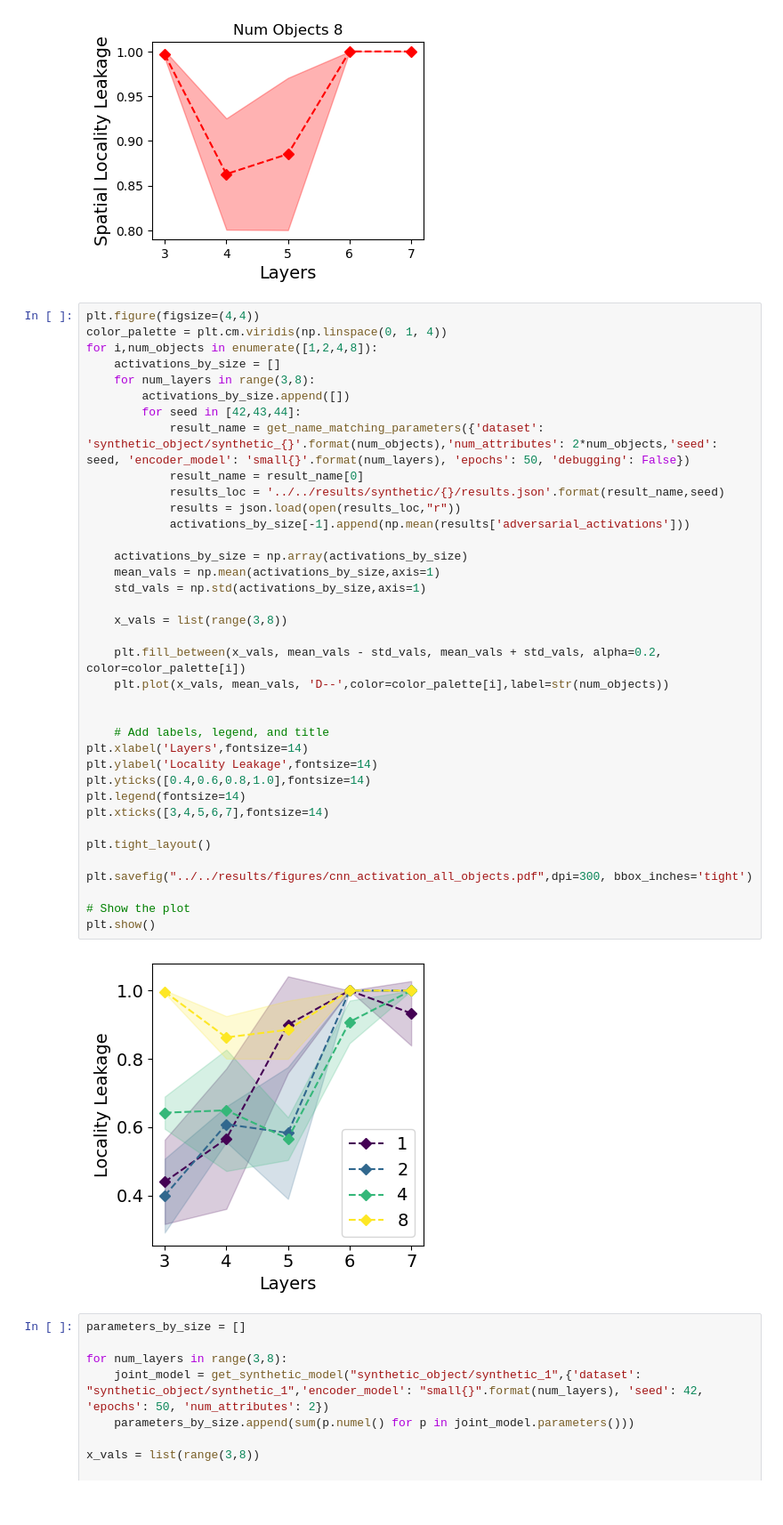
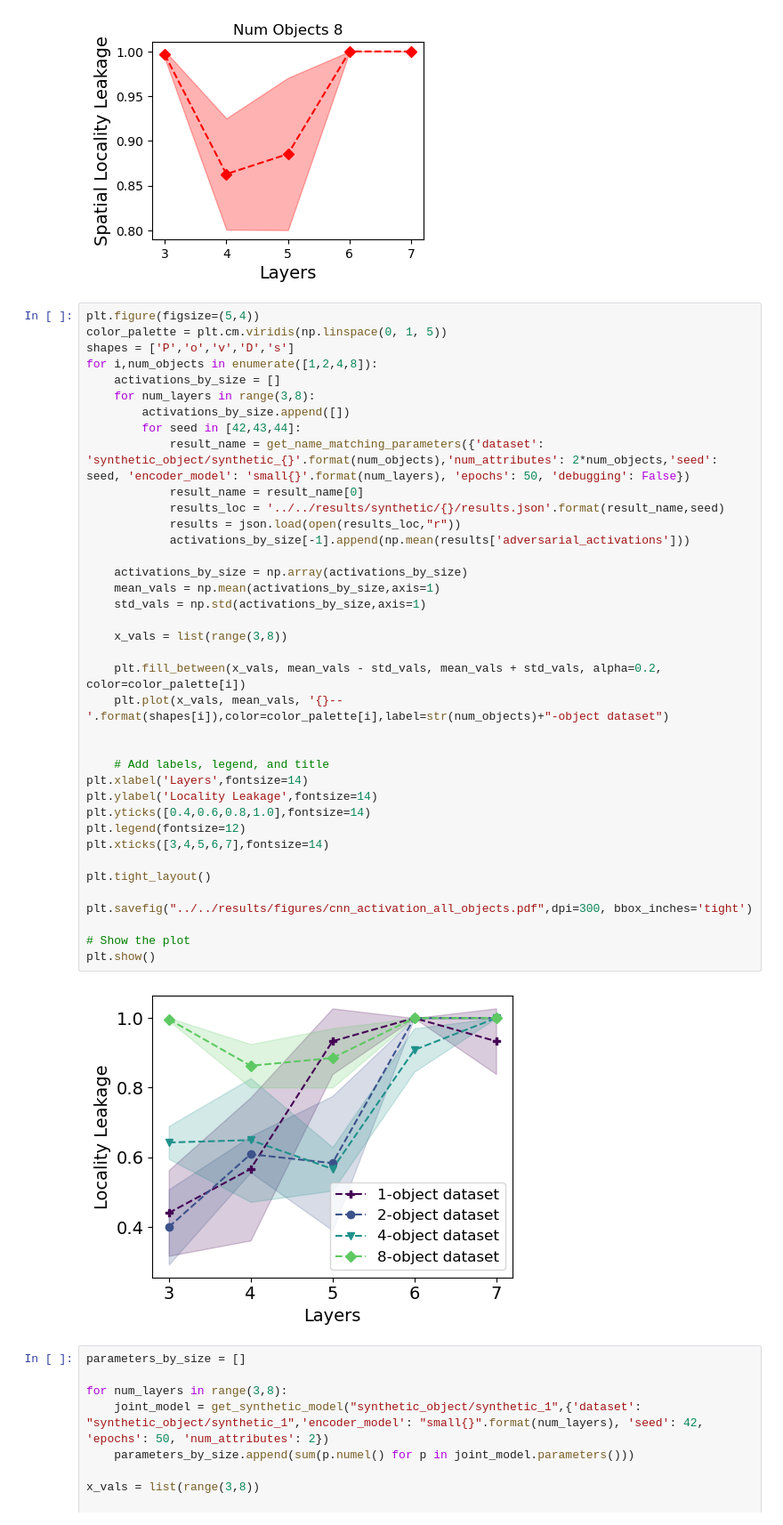
Before and after one commit to naveenr414/Spurious-Concepts, a Jupyter notebook: scripts/notebooks/Plotting.ipynb, the cells around one changed output. Shown at 89% size. Saved outputs shown, nothing was run; the diff lists cells and outputs as text.

Commit message:
Updated plots

```diff
--- a/scripts/notebooks/Plotting.ipynb
+++ b/scripts/notebooks/Plotting.ipynb
@@ -112,44 +112,45 @@ for num_objects in [1,2,4,8]:
 [figure]
 [figure]
 # %%
-plt.figure(figsize=(4,4))
-color_palette = plt.cm.viridis(np.linspace(0, 1, 4))
+plt.figure(figsize=(5,4))
+color_palette = plt.cm.viridis(np.linspace(0, 1, 5))
+shapes = ['P','o','v','D','s']
 for i,num_objects in enumerate([1,2,4,8]):
     activations_by_size = []
     for num_layers in range(3,8):
         activations_by_size.append([])
         for seed in [42,43,44]:
             result_name = get_name_matching_parameters({'dataset': 'synthetic_object/synthetic_{}'.format(num_objects),'num_attributes': 2*num_objects,'seed': seed, 'encoder_model': 'small{}'.format(num_layers), 'epochs': 50, 'debugging': False})
             result_name = result_name[0]
             results_loc = '../../results/synthetic/{}/results.json'.format(result_name,seed)
             results = json.load(open(results_loc,"r"))
             activations_by_size[-1].append(np.mean(results['adversarial_activations']))
 
     activations_by_size = np.array(activations_by_size)
     mean_vals = np.mean(activations_by_size,axis=1)
     std_vals = np.std(activations_by_size,axis=1)
 
     x_vals = list(range(3,8))
 
     plt.fill_between(x_vals, mean_vals - std_vals, mean_vals + std_vals, alpha=0.2,  color=color_palette[i])
-    plt.plot(x_vals, mean_vals, 'D--',color=color_palette[i],label=str(num_objects))
+    plt.plot(x_vals, mean_vals, '{}--'.format(shapes[i]),color=color_palette[i],label=str(num_objects)+"-object dataset")
 
 
     # Add labels, legend, and title
 plt.xlabel('Layers',fontsize=14)
 plt.ylabel('Locality Leakage',fontsize=14)
 plt.yticks([0.4,0.6,0.8,1.0],fontsize=14)
-plt.legend(fontsize=14)
+plt.legend(fontsize=12)
 plt.xticks([3,4,5,6,7],fontsize=14)
 
 plt.tight_layout()
 
 plt.savefig("../../results/figures/cnn_activation_all_objects.pdf",dpi=300, bbox_inches='tight')
 
 # Show the plot
 plt.show()
 # %% [output]
-[figure, old version]
+[figure, new version]
 # %%
 parameters_by_size = []
 
```
Also changed, not shown: parts of 18 cells of this notebook.
